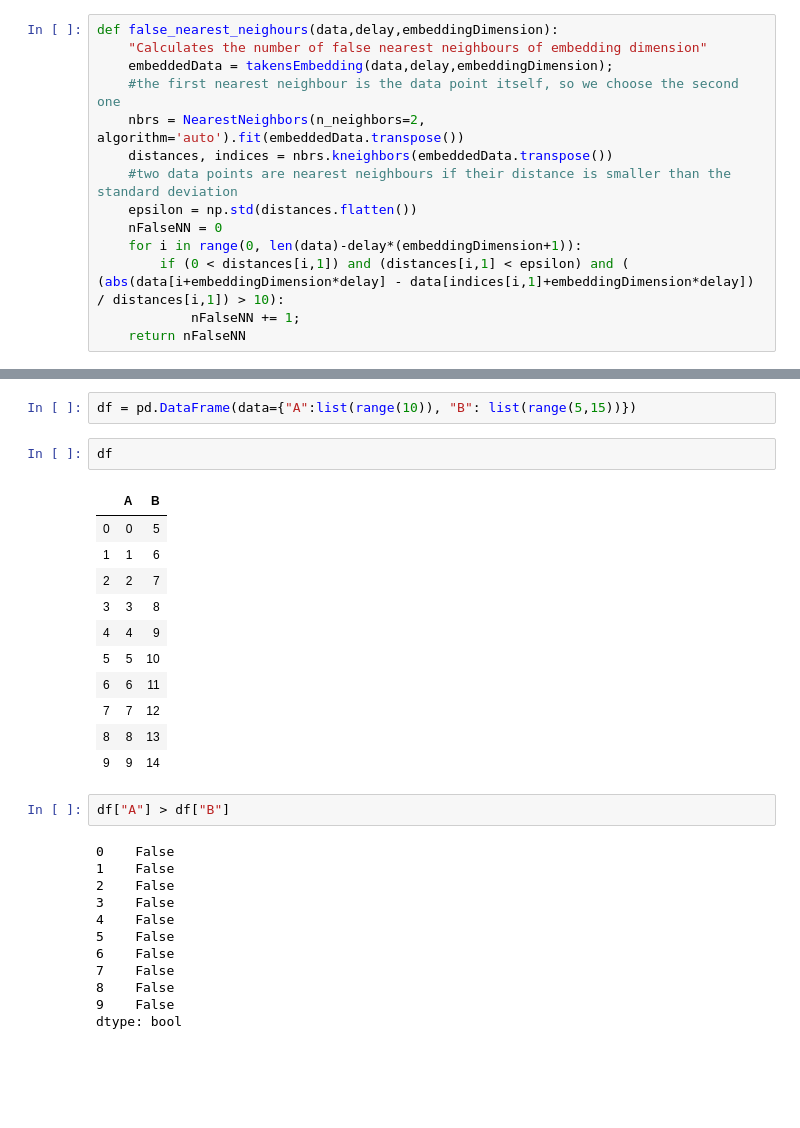
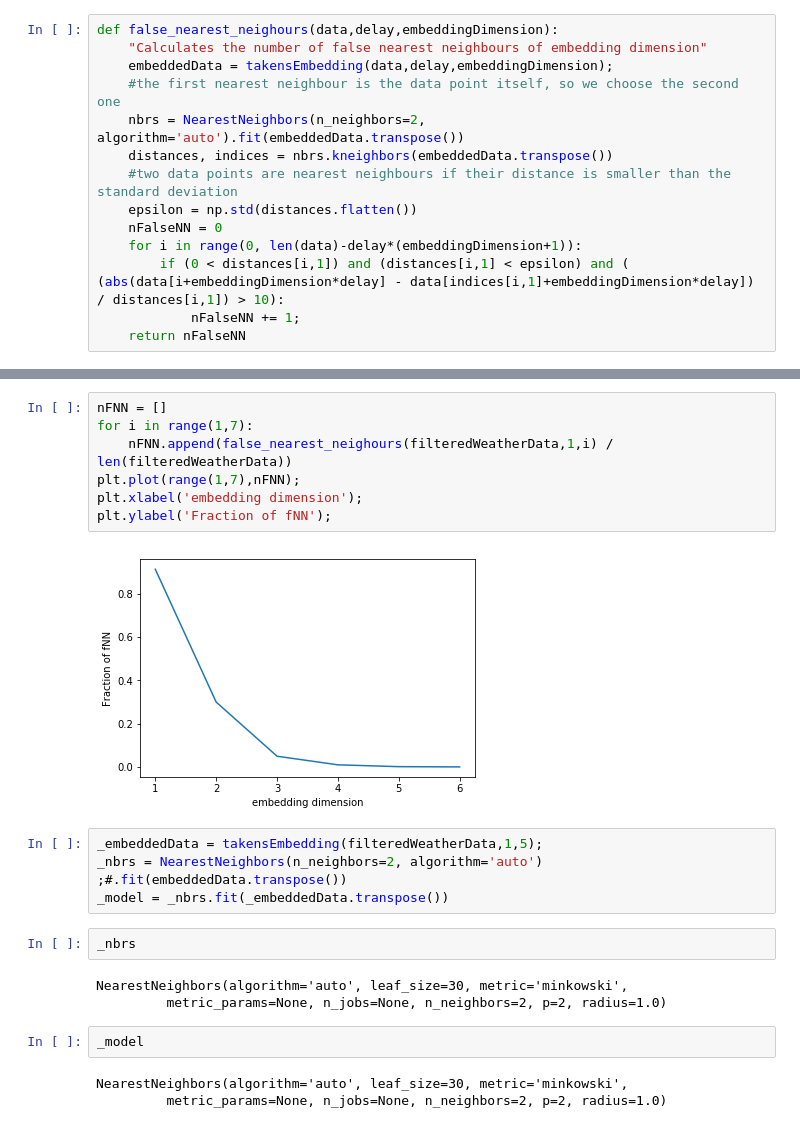
Before and after one commit to SpaceAntelope/dataframe-takens, a Jupyter notebook: Notebooks/PY Notebook.ipynb, the cells around one changed output, grey strips where cells are left out. Saved outputs shown, nothing was run; the diff lists cells and outputs as text; blank space fills up the shorter version.

Commit message:
first try at integrating nearest neighbors

```diff
--- a/Notebooks/PY Notebook.ipynb
+++ b/Notebooks/PY Notebook.ipynb
@@ -259,30 +146,23 @@ TypeError: '>=' not supported between instances of 'list' and 'float'
-# %%
-df = pd.DataFrame(data={"A":list(range(10)), "B": list(range(5,15))})
-# %%
-df
-# %% [output]
-|  | A | B |
-| 0 | 0 | 5 |
-| 1 | 1 | 6 |
-| 2 | 2 | 7 |
-| 3 | 3 | 8 |
-| 4 | 4 | 9 |
-| 5 | 5 | 10 |
-| 6 | 6 | 11 |
-| 7 | 7 | 12 |
-| 8 | 8 | 13 |
-| 9 | 9 | 14 |
-# %%
-df["A"] > df["B"]
-# %% [output]
-0    False
-1    False
-2    False
-3    False
-4    False
-5    False
-6    False
-7    False
-8    False
-9    False
-dtype: bool
+# %%
+nFNN = []
+for i in range(1,7):
+    nFNN.append(false_nearest_neighours(filteredWeatherData,1,i) / len(filteredWeatherData))
+plt.plot(range(1,7),nFNN);
+plt.xlabel('embedding dimension');
+plt.ylabel('Fraction of fNN');
+# %% [output]
+[figure, added]
+# %%
+_embeddedData = takensEmbedding(filteredWeatherData,1,5);
+_nbrs = NearestNeighbors(n_neighbors=2, algorithm='auto') ;#.fit(embeddedData.transpose())
+_model = _nbrs.fit(_embeddedData.transpose())
+# %%
+_nbrs
+# %% [output]
+NearestNeighbors(algorithm='auto', leaf_size=30, metric='minkowski',
+         metric_params=None, n_jobs=None, n_neighbors=2, p=2, radius=1.0)
+# %%
+_model
+# %% [output]
+NearestNeighbors(algorithm='auto', leaf_size=30, metric='minkowski',
+         metric_params=None, n_jobs=None, n_neighbors=2, p=2, radius=1.0)
```
Also changed, not shown: parts of 14 cells of this notebook, 3 other files.
